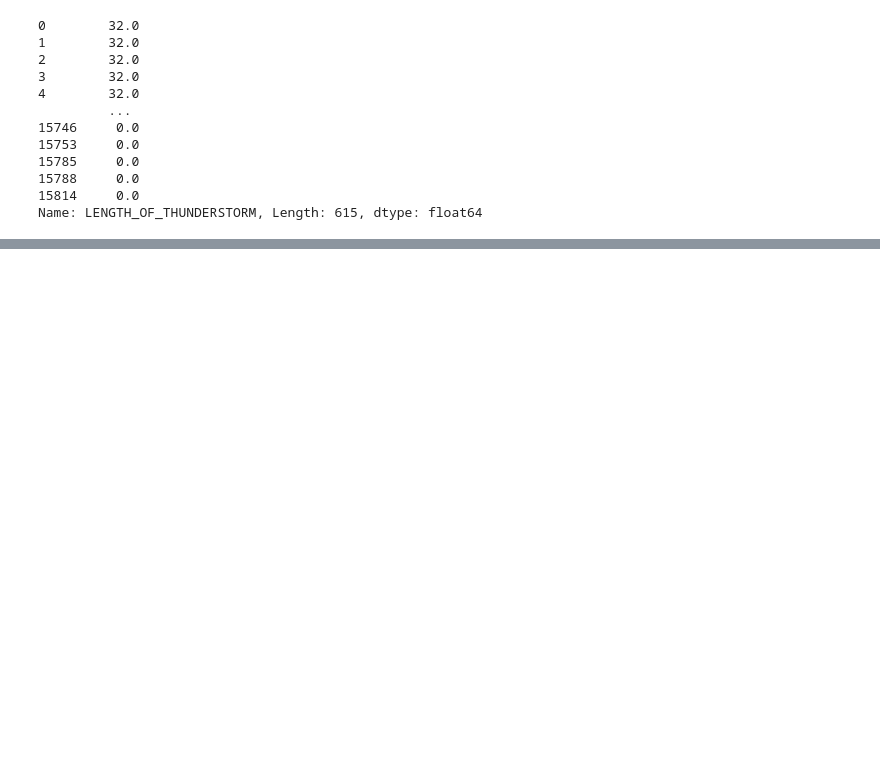
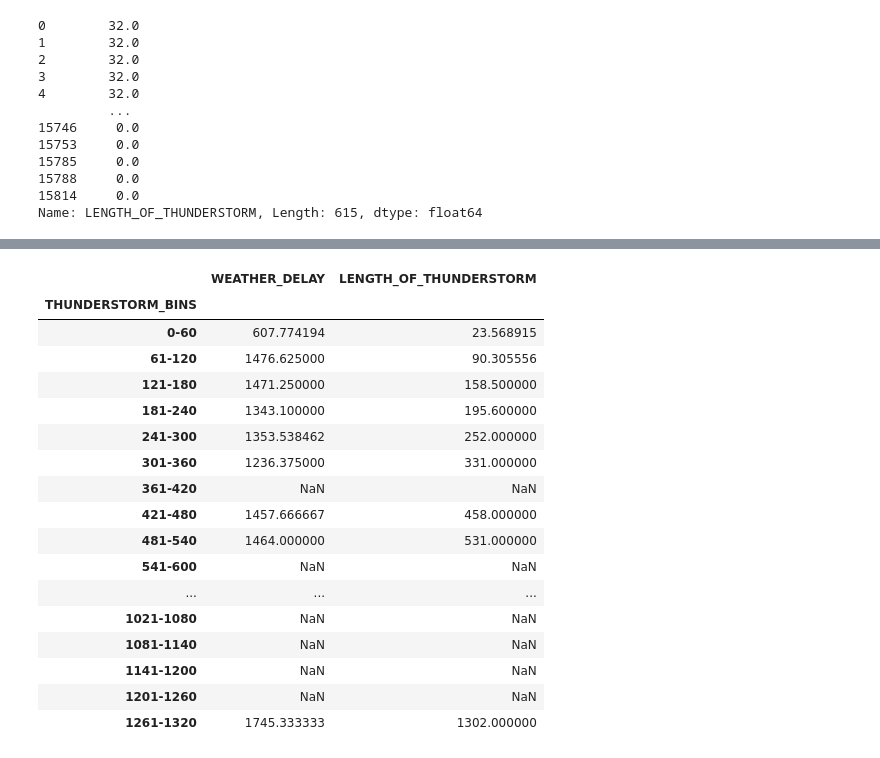
Before and after one commit to meghanvl/Weather_Delays, a Jupyter notebook: ML/delays.ipynb, the cells around one changed output, grey strips where cells are left out. Cells and saved outputs as stored; diff of their text form; code cells hidden in the pictures; blank space fills up the shorter version.

```diff
--- a/ML/delays.ipynb
+++ b/ML/delays.ipynb
@@ -131,0 +104,22 @@ duration_df
+# %%
+group_df = duration_df.groupby("THUNDERSTORM_BINS").mean()
+group_df
+# %% [output]
+|  | WEATHER_DELAY | LENGTH_OF_THUNDERSTORM |
+| THUNDERSTORM_BINS |  |  |
+| 0-60 | 607.774194 | 23.568915 |
+| 61-120 | 1476.625000 | 90.305556 |
+| 121-180 | 1471.250000 | 158.500000 |
+| 181-240 | 1343.100000 | 195.600000 |
+| 241-300 | 1353.538462 | 252.000000 |
+| 301-360 | 1236.375000 | 331.000000 |
+| 361-420 | NaN | NaN |
+| 421-480 | 1457.666667 | 458.000000 |
+| 481-540 | 1464.000000 | 531.000000 |
+| 541-600 | NaN | NaN |
+| ... | ... | ... |
+| 1021-1080 | NaN | NaN |
+| 1081-1140 | NaN | NaN |
+| 1141-1200 | NaN | NaN |
+| 1201-1260 | NaN | NaN |
+| 1261-1320 | 1745.333333 | 1302.000000 |
```
Also changed, not shown: parts of 7 cells of this notebook, 4 other files.
